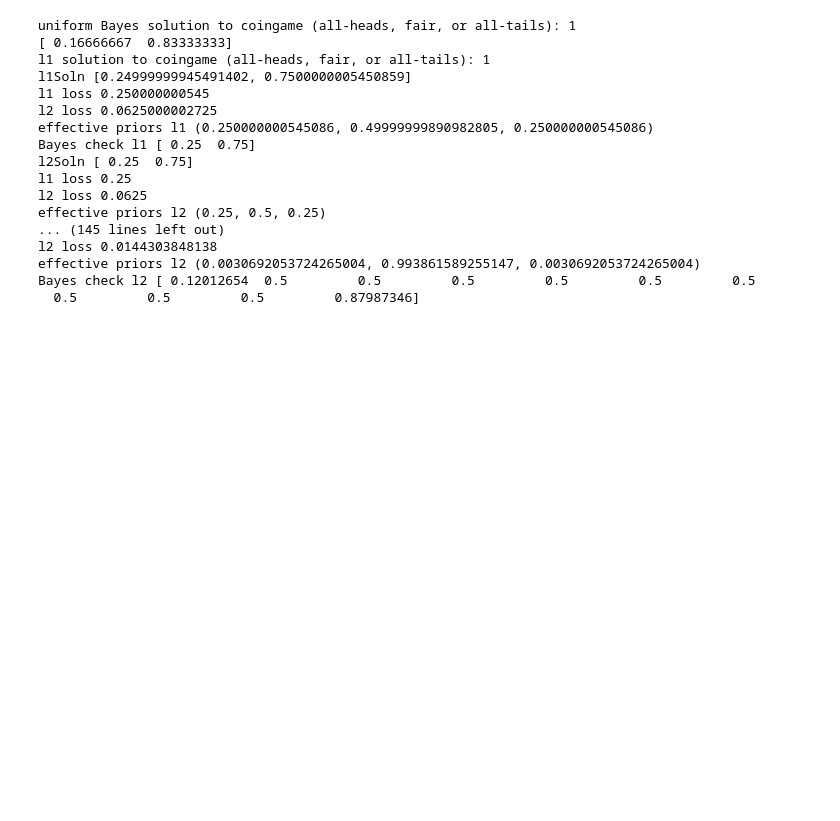
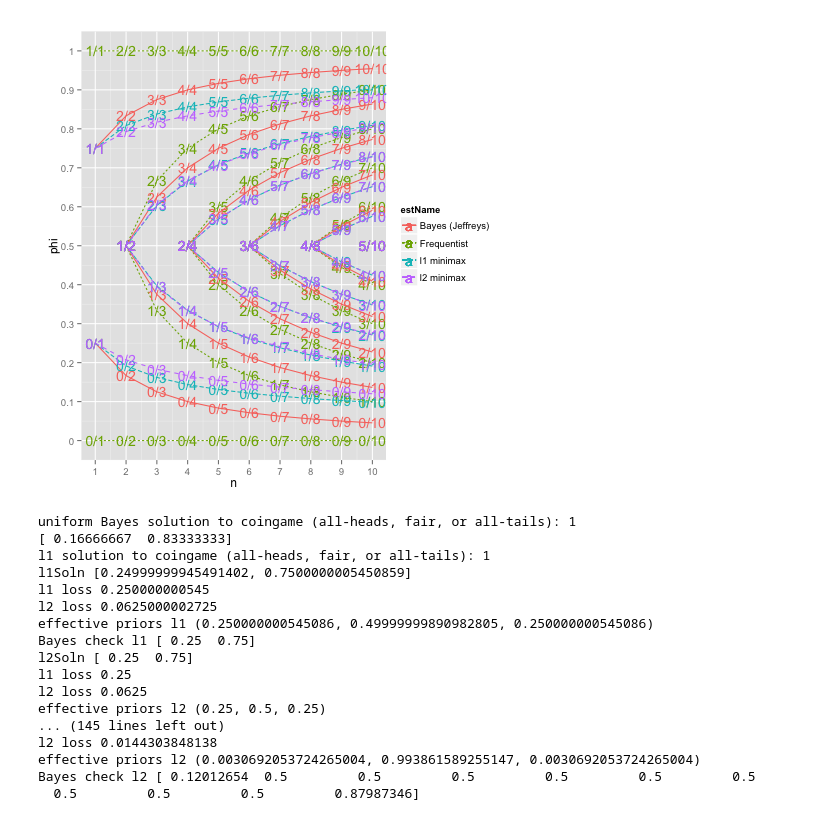
Before and after one commit to WinVector/Examples, a Jupyter notebook: freq/python/freqMin.ipynb, the cells around one changed output. Saved outputs shown, nothing was run; the diff lists cells and outputs as text; code cells hidden in the pictures; blank space fills up the shorter version.

Commit message:
new decision graph

```diff
--- a/freq/python/freqMin.ipynb
+++ b/freq/python/freqMin.ipynb
@@ -276,16 +277,31 @@ def bayesMeansEstimates(phis,priors,kFlips):
 # %%
 def reportSoln(x,pTrue):
     return '[' + ' '.join([str(xi) for xi in x]) + '] l2Loss ' + str(l2Loss(x,pTrue)) + ', l1Loss ' + str(l1Cost(x,pTrue))
+
+df = pandas.DataFrame(columns=['n','h','estName','phi'])
+df[['n','h']] = df[['n','h']].astype(float)
+df[['estName']] = df[['estName']].astype(str)
+df[['phi']] = df[['phi']].astype(float)
+
+def addToFrame(n,estName,phis):
+    for h in range(len(phis)):
+        df.loc[df.shape[0]+1] = [n,h,estName,phis[h]]
 
 for k in range(1,11):
     print
     print 'solutions for k-rolls:',k
     obliviousSoln = [0.5 for h in range(k+1)]
     efSoln = [ h/float(k) for h in range(k+1)]
+    addToFrame(k,'Frequentist',efSoln)
     print '\tempirical frequentist solution:',efSoln
-    print '\tJeffries prior Bayes solution:',[ (h+0.5)/(k+1.0) for h in range(k+1)]
-    print '\tl1 solution for general coin game:',solveL1ProblemByCuts(k)
+    bjSoln = [ (h+0.5)/(k+1.0) for h in range(k+1)]
+    addToFrame(k,'Bayes (Jeffreys)',bjSoln)
+    print '\tJeffries prior Bayes solution:',bjSoln
+    l1soln = solveL1ProblemByCuts(k)
+    addToFrame(k,'l1 minimax',l1soln)
+    print '\tl1 solution for general coin game:',l1soln
     l2soln = solveForKN(k)
+    addToFrame(k,'l2 minimax',l2soln)
     print '\tnumeric l2 for general coin game:',l2soln
     for pTrue in [(0.0,0.5,1.0),(1/6.0,2/6.0,3/6.0,4/6.0,5/6.0)]:
         print '\tsolutions for for k-roll games restricted to probs',pTrue
@@ -315,6 +331,37 @@ solutions for k-rolls: 1
                 l1 solution for restrited dice game: [0.166666666528 0.166666667078 0.311378207303 0.333333333202 0.438570869961 0.5 0.561429130039 0.666666666798 0.688621792697 0.833333332922 0.83333 ...
                 l2 solution for restrited dice game: [0.206448115119 0.196302450351 0.272076043217 0.348050614582 0.424025307335 0.499999997496 0.57110782512 0.651597705182 0.726421736255 0.8038479761 ...
                         l2 restricted loss of last soln: 0.0143312922912 (and for general l2 solution) 0.0144303848138
+# %%
+%%R -i df
+library(ggplot2)
+df = as.data.frame(df)
+df$group = as.factor(pmin(df$h,df$n-df$h))
+df$up = 2*df$h>=df$n
+df$down = 2*df$h<=df$n
+pieces = list()
+for(e in unique(df$estName)) {
+  pieces[[length(pieces)+1]] =
+    geom_text(data=subset(df,estName==e & up),
+              aes(x=n,y=phi,group=group,color=estName,label=paste(h,n,sep='/')))
+  pieces[[length(pieces)+1]] =
+    geom_line(data=subset(df,estName==e & up),
+              aes(x=n,y=phi,group=group,color=estName,linetype=estName))
+  pieces[[length(pieces)+1]] =
+    geom_text(data=subset(df,estName==e & down),
+              aes(x=n,y=phi,group=group,color=estName,label=paste(h,n,sep='/')))
+  pieces[[length(pieces)+1]] =
+    geom_line(data=subset(df,estName==e & down),
+              aes(x=n,y=phi,group=group,color=estName,linetype=estName))
+}
+ns = sort(unique(df$n))
+print(ggplot() + pieces +
+      scale_x_continuous(labels=ns,breaks=ns) +
+      scale_y_continuous(labels=seq(0,1,0.1),breaks=seq(0,1,0.1))
+     )
+#write.table(df,file='dfFrame.tsv',sep='\t',row.names=FALSE)
+#df <- read.table('dfFrame.tsv',sep='\t',header=TRUE)
+# %% [output]
+[figure, added]
 # %%
 pTrue = (0.0,0.5,1.0)
 for k in range(1,11):
```
Also changed, not shown: parts of 1 cell of this notebook, 10 other files.
